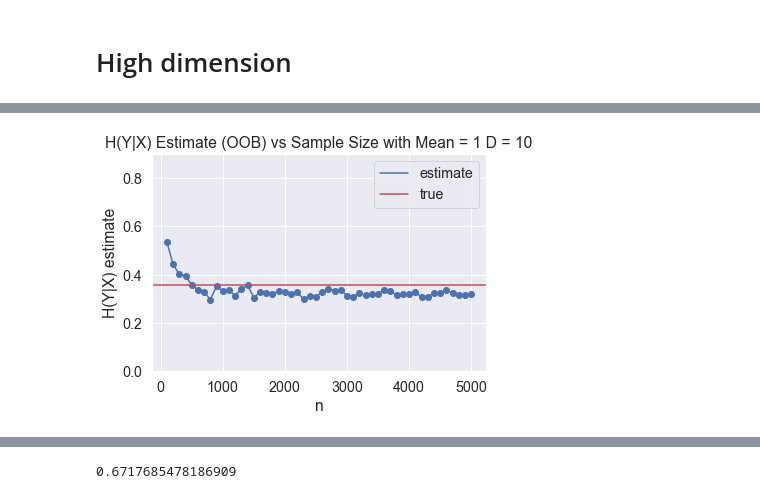
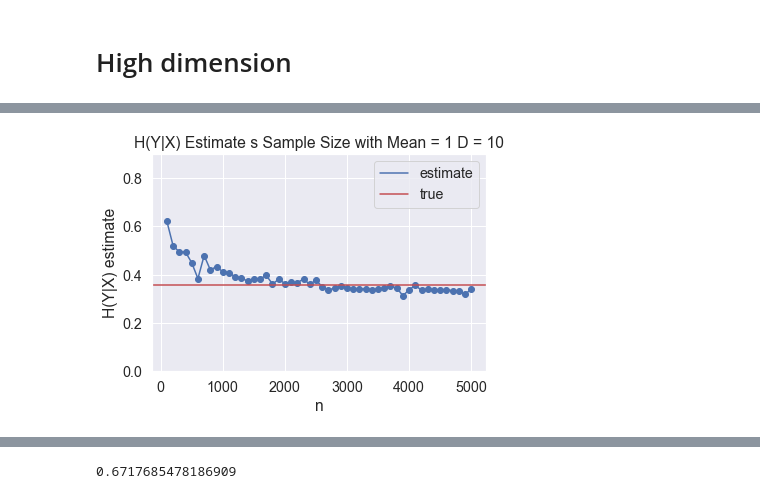
Before and after one commit to rguo123/conditional_entropy_forests, a Jupyter notebook: Honest Sampling + pushing away from boundary plots.ipynb, the cells around one changed output, grey strips where cells are left out. Cells and saved outputs as stored; diff of their text form; code cells hidden in the pictures.

Commit message:
max features to get unbiased high d estimate

```diff
--- a/Honest Sampling + pushing away from boundary plots.ipynb
+++ b/Honest Sampling + pushing away from boundary plots.ipynb
@@ -189,12 +189,13 @@ plt.show()
 from sklearn.ensemble.forest import _generate_unsampled_indices
 from sklearn.ensemble import BaggingClassifier
 from sklearn.tree import DecisionTreeClassifier
+import math
 
 X, y = get_sample(5000, 0, 1)
 X = np.array(X).reshape(-1, 1)
 
-def rf_entropy_estimate_bagging(X, y, n_estimators = 200, max_samples = .32, bootstrap = True, depth = 30, min_samples_leaf = 1):
-    model = BaggingClassifier(DecisionTreeClassifier(max_depth = depth, min_samples_leaf = min_samples_leaf),
+def rf_entropy_estimate_bagging(X, y, n_estimators = 200, max_samples = .32, bootstrap = True, depth = 30, min_samples_leaf = 1, max_features = 1.):
+    model = BaggingClassifier(DecisionTreeClassifier(max_depth = depth, min_samples_leaf = min_samples_leaf, max_features = int(math.sqrt(X.shape[1]))),
                               n_estimators = n_estimators,
                               max_samples= max_samples,
                               bootstrap = bootstrap)
@@ -242,4 +243,4 @@ def rf_entropy_estimate_bagging(X, y, n_estimators = 200, max_samples = .32, boo
 
 np.warnings.filterwarnings('ignore')
 
-#rf_entropy_estimate_bagging(X, y, 500, .32)
+rf_entropy_estimate_bagging(X, y, 500, .32)
@@ -246,7 +249,8 @@ np.warnings.filterwarnings('ignore')
 # %%
+from tqdm import tqdm_notebook
 def get_cond_entropy_vs_n_oob(mean, d):
     conditional_entropy = []
-    sample_sizes = [i*200 for i in range(1, 50)]
+    sample_sizes = [i*50 for i in range(1, 51)]
     for elem in tqdm_notebook(sample_sizes):
         X, y = get_multivariate_sample(elem, d, mean)
         conditional_entropy.append(rf_entropy_estimate_bagging(np.array(X), y, 300, .32, depth = 30))
@@ -269,27 +273,27 @@ plt.show()
 # %%
 from tqdm import tqdm_notebook
 def get_cond_entropy_vs_n_oob(mean, d):
     conditional_entropy = []
     sample_sizes = [i*100 for i in range(1, 51)]
     for elem in tqdm_notebook(sample_sizes):
         X, y = get_multivariate_sample(elem, d, mean)
-        conditional_entropy.append(rf_entropy_estimate_bagging(np.array(X), y, 1000, .32, depth = 30))
+        conditional_entropy.append(rf_entropy_estimate_bagging(np.array(X), y, 300, .32, depth = 30))
     return sample_sizes, conditional_entropy
 
 sample_sizes, cond_entropy = get_cond_entropy_vs_n_oob(1, 10)
 plt.scatter(sample_sizes, cond_entropy)
 line_est, = plt.plot(sample_sizes, cond_entropy, label = "estimate")
 line_true = plt.axhline(y=.356, color='r', linestyle='-', label = "true")
 plt.xlabel("n")
 plt.ylabel("H(Y|X) estimate")
 plt.ylim(ymin = 0)
 plt.ylim(ymax = .9)
 plt.legend(handles=[line_est, line_true])
-plt.title("H(Y|X) Estimate (OOB) vs Sample Size with Mean = 1 D = 10")
+plt.title("H(Y|X) Estimate s Sample Size with Mean = 1 D = 10")
 plt.show()
 # %% [output]
 [interactive output not drawn]
-[figure, old version]
+[figure, new version]
 # %%
 def get_cond_entropy_vs_n_oob(mean, d):
     conditional_entropy = []
```
Also changed, not shown: parts of 5 cells of this notebook.
